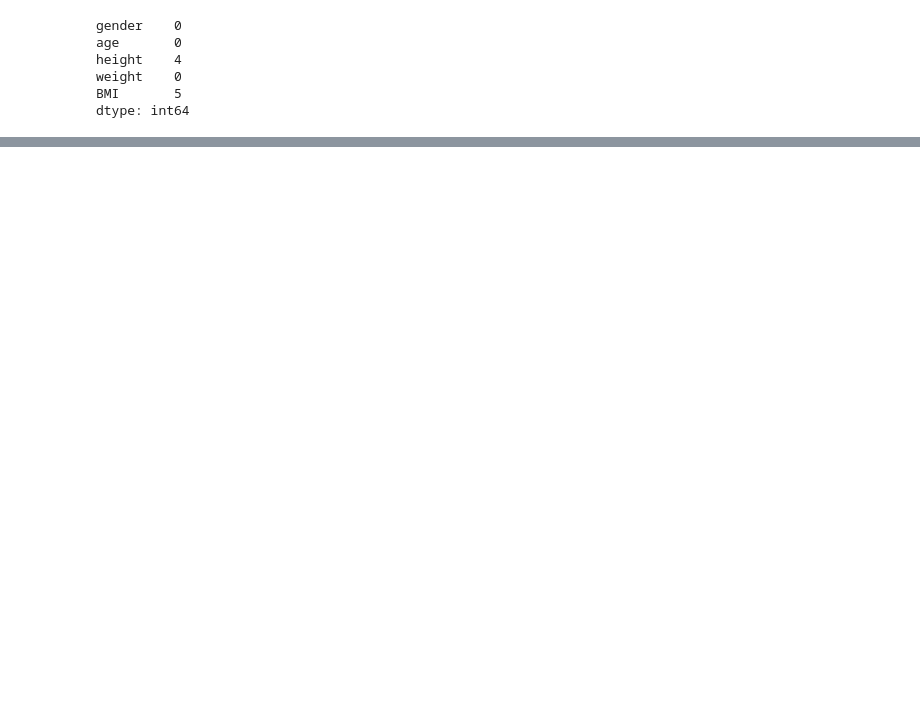
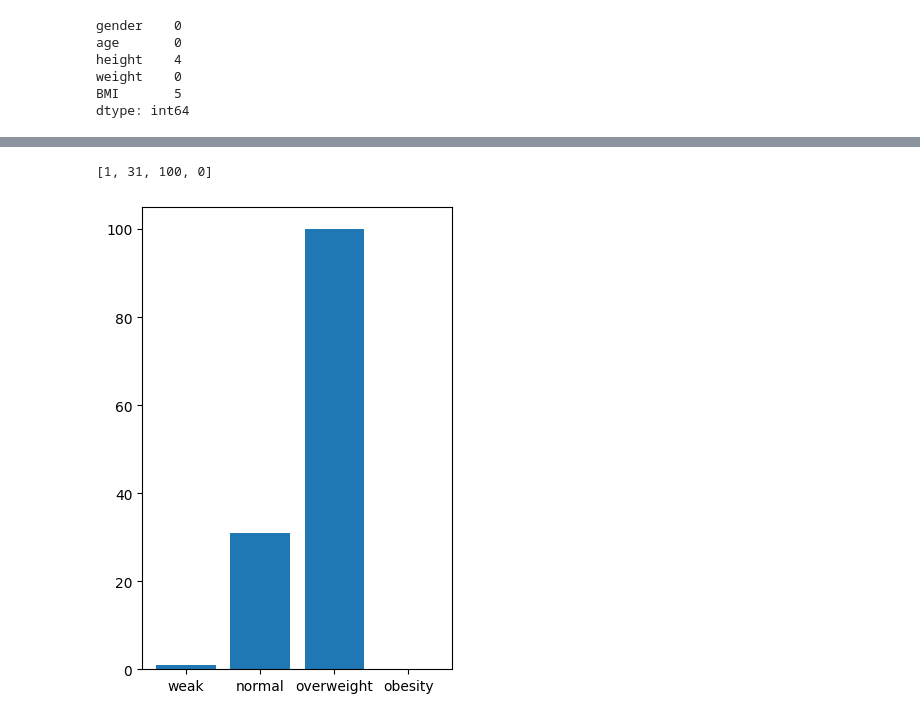
Before and after one commit to Seungminin/Data_Science, a Jupyter notebook: Assignment/Lab2.ipynb, the cells around one changed output, grey strips where cells are left out. Cells and saved outputs as stored; diff of their text form; code cells hidden in the pictures; blank space fills up the shorter version.

```diff
--- a/Assignment/Lab2.ipynb
+++ b/Assignment/Lab2.ipynb
@@ -84,0 +147,11 @@ def bmi(weight,height):
+# %%
+#weight 이상치 데이터를 모두 NaN값으로 만들기.
+w_indices = []
+for index, num in df['weight'].items():
+    if num <=0 or num > 200:
+        w_indices.append(index)
+        df.at[index,'weight'] = np.NAN
+    elif num ==np.NAN:
+        w_indices.append(index)
+
+print(w_indices) #csv를 보면 아래 나온 index값에 +2를 해줘서 찾는다.
@@ -84,0 +182,4 @@ def bmi(weight,height):
+# %%
+df.dropna(inplace=True) # drop의 경우
+#dataset.fillna()
+df.head(20)
@@ -84,0 +220,27 @@ def bmi(weight,height):
+# %%
+#전체 데이터 BMI 분포 확인
+status = ['weak','normal', 'overweight','obesity']
+status_indices = [0]*4
+
+for num in df['BMI']:
+    if num == 1:
+        status_indices[0]+=1
+    elif num==2:
+        status_indices[1]+=1
+    elif num==3:
+        status_indices[2]+=1
+    elif num==4:
+        status_indices[3]+=1
+    else:
+        continue
+
+print(status_indices)
+plt.figure(figsize=(4,6))
+plt.title = "BMI distribution"
+plt.xlabel = status
+plt.ylabel = status_indices
+plt.bar(status,status_indices)
+plt.show()
+# %% [output]
+[1, 31, 100, 0]
+[figure, added]
```
Also changed, not shown: parts of 26 cells of this notebook.
